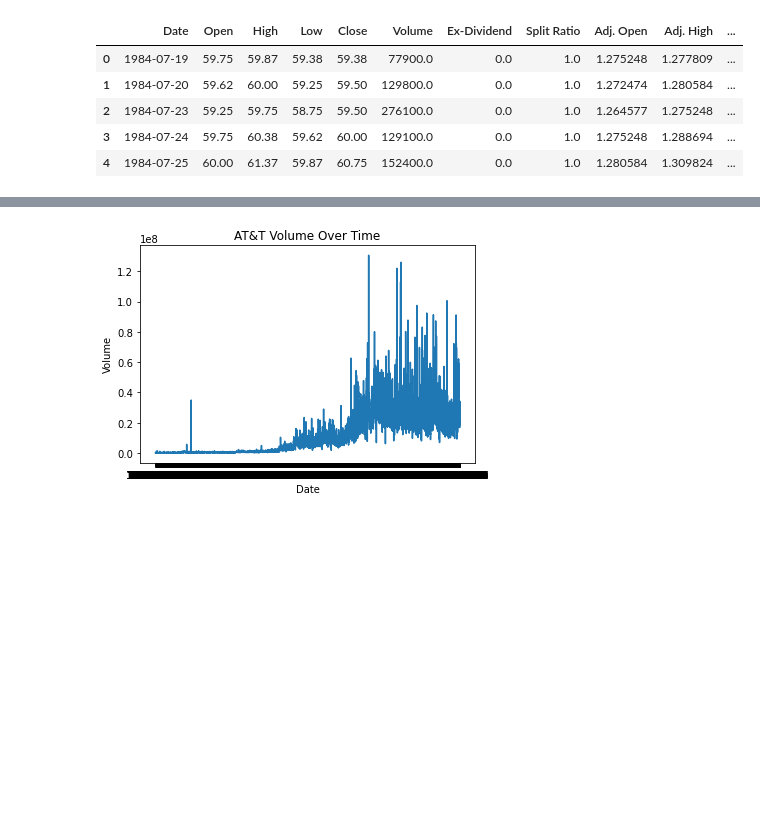
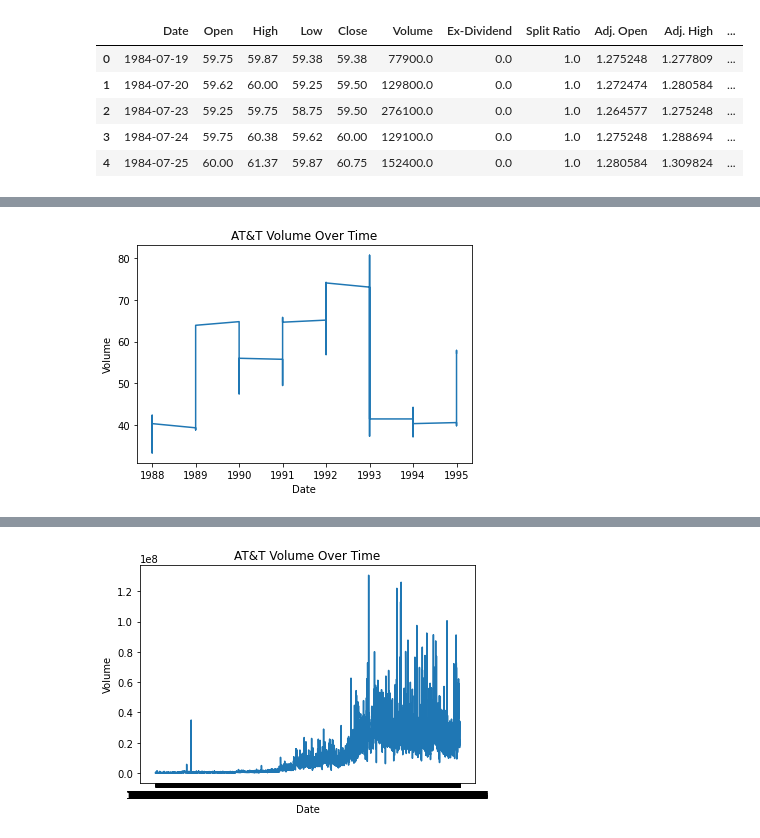
Before and after one commit to mssubaiti/Project1_Group1, a Jupyter notebook: nasdaq.ipynb, the cells around one changed output, grey strips where cells are left out. Cells and saved outputs as stored; diff of their text form; code cells hidden in the pictures; blank space fills up the shorter version.

```diff
--- a/nasdaq.ipynb
+++ b/nasdaq.ipynb
@@ -86,0 +109,8 @@ att_data
+# %%
+plt.plot(att_1988_split["Year"], att_1988_split['Close'])
+plt.title("AT&T Volume Over Time")
+plt.xlabel("Date")
+plt.ylabel("Volume")
+plt.show()
+# %% [output]
+[figure, added]
```
Also changed, not shown: parts of 6 cells of this notebook, 1 other file.
